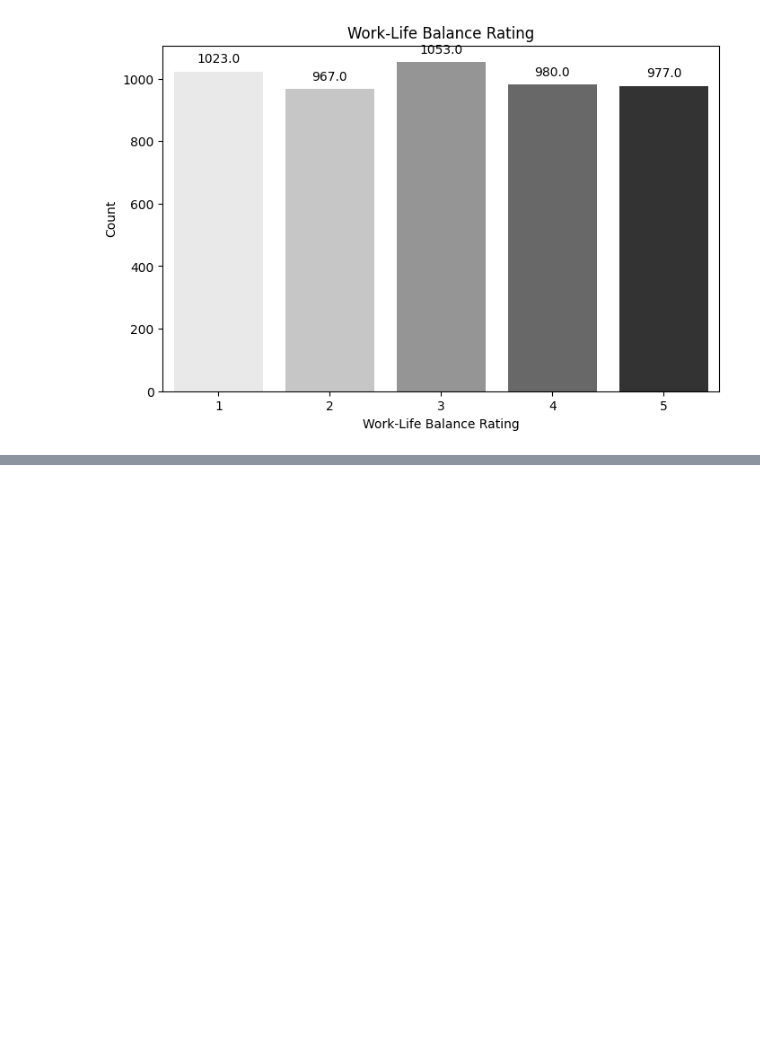
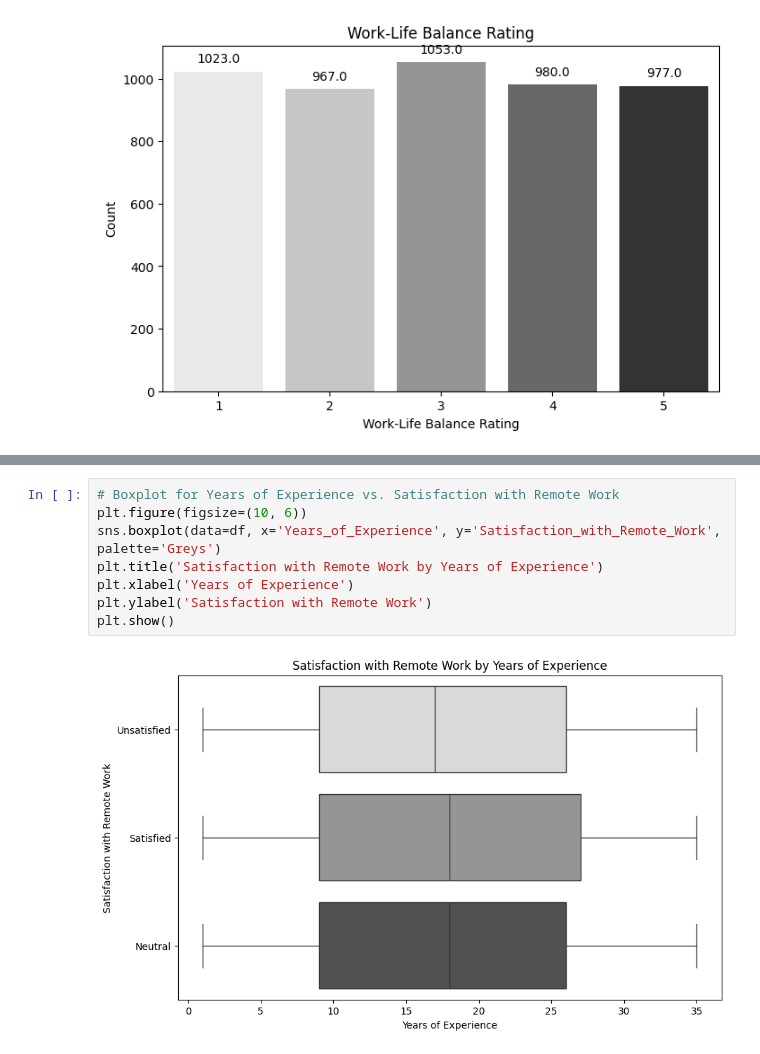
Before and after one commit to zesilva18/TAD, a Jupyter notebook: EDA.ipynb, the cells around one changed output, grey strips where cells are left out. Drawn from its saved outputs; the diff is of its cells as text; blank space fills up the shorter version.

```diff
--- a/EDA.ipynb
+++ b/EDA.ipynb
@@ -107,0 +162,10 @@ plt.show()
+# %%
+# Boxplot for Years of Experience vs. Satisfaction with Remote Work
+plt.figure(figsize=(10, 6))
+sns.boxplot(data=df, x='Years_of_Experience', y='Satisfaction_with_Remote_Work', palette='Greys')
+plt.title('Satisfaction with Remote Work by Years of Experience')
+plt.xlabel('Years of Experience')
+plt.ylabel('Satisfaction with Remote Work')
+plt.show()
+# %% [output]
+[figure, added]
```
Also changed, not shown: parts of 7 cells of this notebook.
